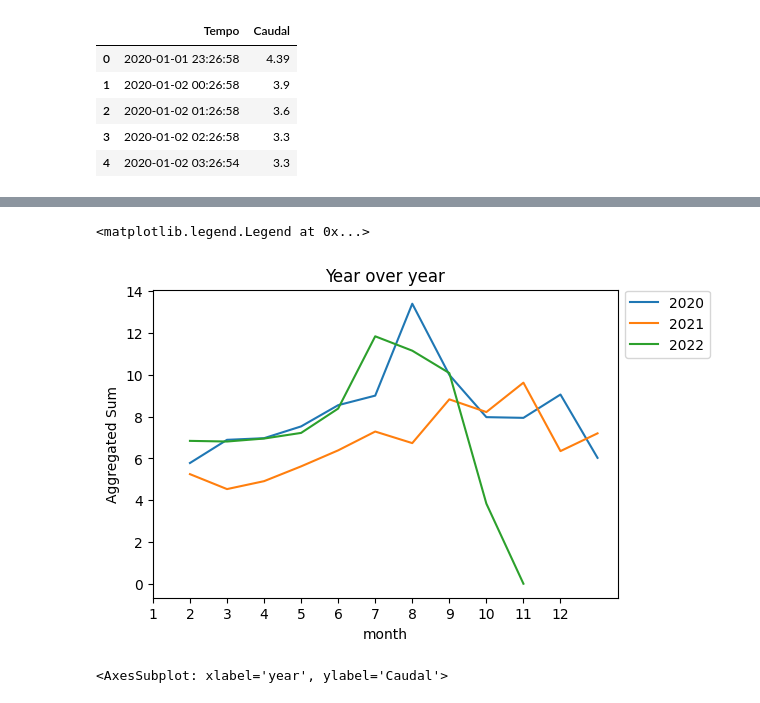
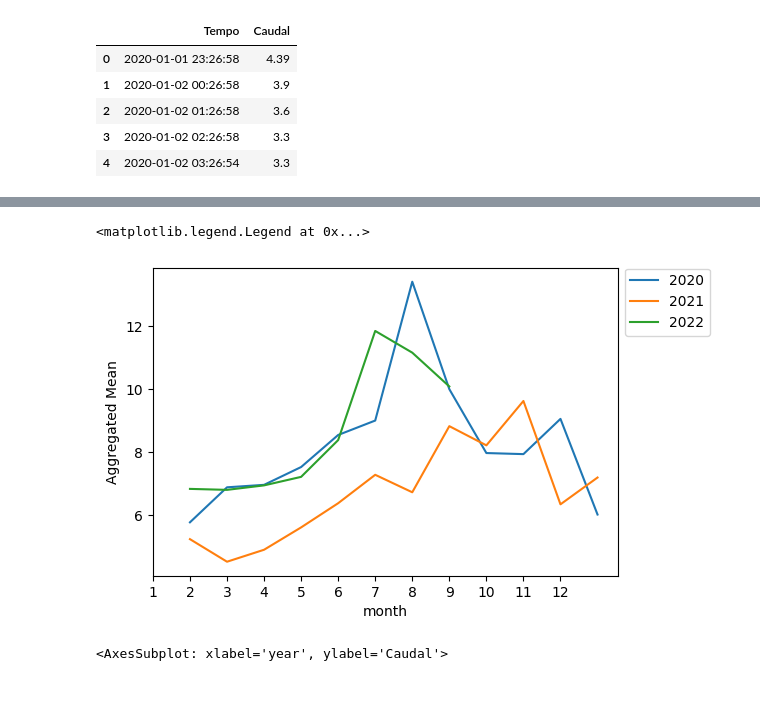
Before and after one commit to Francisc0F/projeto_licenciatura, a Jupyter notebook: caracterização de dados/Relação caudal - intervencoes ZMC Bolho.ipynb, the cells around one changed output, grey strips where cells are left out. Cells and saved outputs as stored; diff of their text form; code cells hidden in the pictures.

```diff
--- a/caracterização de dados/Relação caudal - intervencoes ZMC Bolho.ipynb
+++ b/caracterização de dados/Relação caudal - intervencoes ZMC Bolho.ipynb
@@ -124,19 +113,24 @@ variacaoSemanal.head(10)
 # %%
+from datetime import datetime
 variacaoAnual= dfCaudal.copy()
+date = datetime(2020, 9, 1, 0, 0)
+
+variacaoAnual = variacaoAnual[dfCaudal.Tempo.between('2019-06-1', '2022-09-01')]
+
 variacaoAnual['year'] = dfCaudal.Tempo.dt.year
 variacaoAnual['month'] = dfCaudal.Tempo.dt.month
 variacaoAnual.set_index(["year","month"], inplace = True)
+variacaoAnual['Caudal'] = pd.to_numeric(variacaoAnual['Caudal'], errors='coerce')
 
 dfp = pd.pivot_table(data=variacaoAnual, index='month', columns='year', values='Caudal', aggfunc='mean')
 
-ax = dfp.plot(ylabel='Aggregated Sum', figsize=(6, 4))
-ax.set_title('Year over year')
+ax = dfp.plot(ylabel='Aggregated Mean', figsize=(6, 4))
 ax.set_xticks(range(12)) # set ticks for all months
 ax.set_xticklabels(dfp.index) # label all the ticks
 ax.legend(bbox_to_anchor=(1, 1.02), loc='upper left')
 # %% [output]
 <matplotlib.legend.Legend at 0x...>
-[figure, old version]
+[figure, new version]
 # %%
 
 
```
Also changed, not shown: parts of 7 cells of this notebook, 8 other files.
